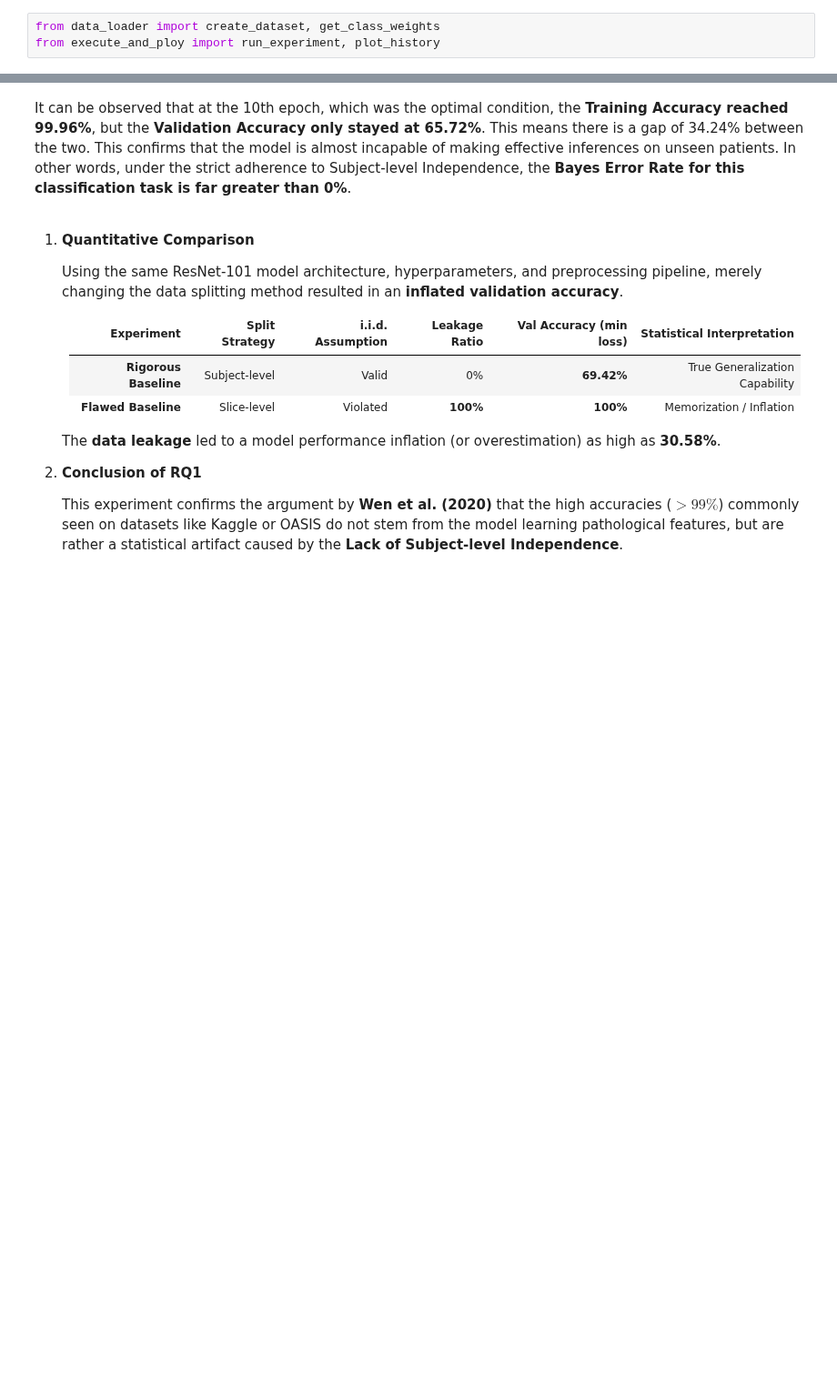
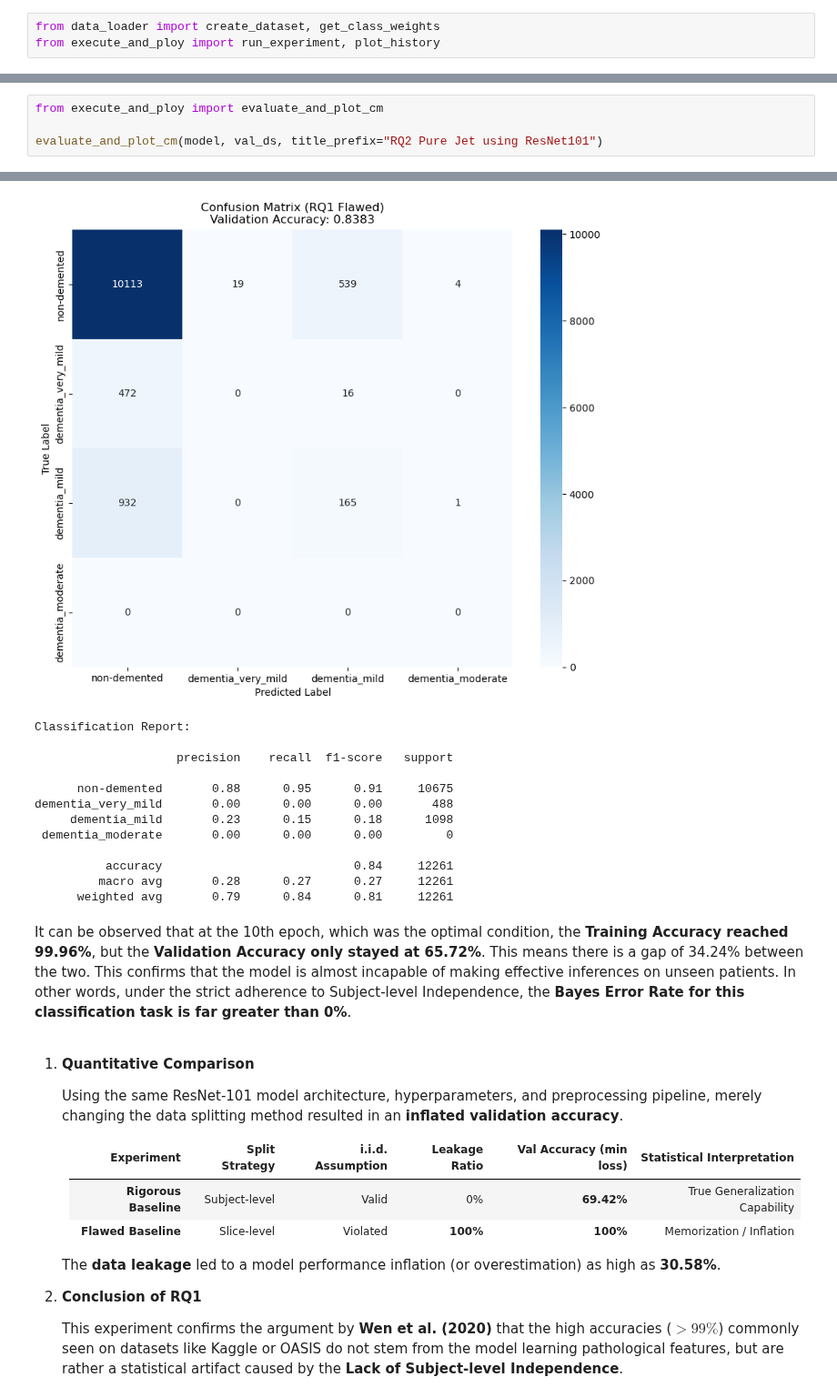
Before and after one commit to csning1998/biomedical-ml-oasis-data, a Jupyter notebook: 03_RQ2_Jet.ipynb, the cells around one changed output, grey strips where cells are left out. Shown at 91% size. Cells and saved outputs as stored; diff of their text form; blank space fills up the shorter version.

```diff
--- a/03_RQ2_Jet.ipynb
+++ b/03_RQ2_Jet.ipynb
@@ -166,0 +151,5 @@ Restoring model weights from the end of the best epoch: 1.
+# %%
+from execute_and_ploy import evaluate_and_plot_cm
+
+evaluate_and_plot_cm(model, val_ds, title_prefix="RQ2 Pure Jet using ResNet101")
+# %% [output]
@@ -167,3 +159,16 @@ Restoring model weights from the end of the best epoch: 1.
+[figure, added]
+Classification Report:
+
+                    precision    recall  f1-score   support
+
+      non-demented       0.88      0.95      0.91     10675
+dementia_very_mild       0.00      0.00      0.00       488
+     dementia_mild       0.23      0.15      0.18      1098
+ dementia_moderate       0.00      0.00      0.00         0
+
+          accuracy                           0.84     12261
+         macro avg       0.28      0.27      0.27     12261
+      weighted avg       0.79      0.84      0.81     12261
 # %% [markdown]
 It can be observed that at the 10th epoch, which was the optimal condition, the **Training Accuracy reached 99.96%**, but the **Validation Accuracy only stayed at 65.72%**. This means there is a gap of 34.24% between the two. This confirms that the model is almost incapable of making effective inferences on unseen patients. In other words, under the strict adherence to Subject-level Independence, the **Bayes Error Rate for this classification task is far greater than 0%**.
 # %% [markdown]
```
Also changed, not shown: parts of 9 cells of this notebook, 2 other files.
